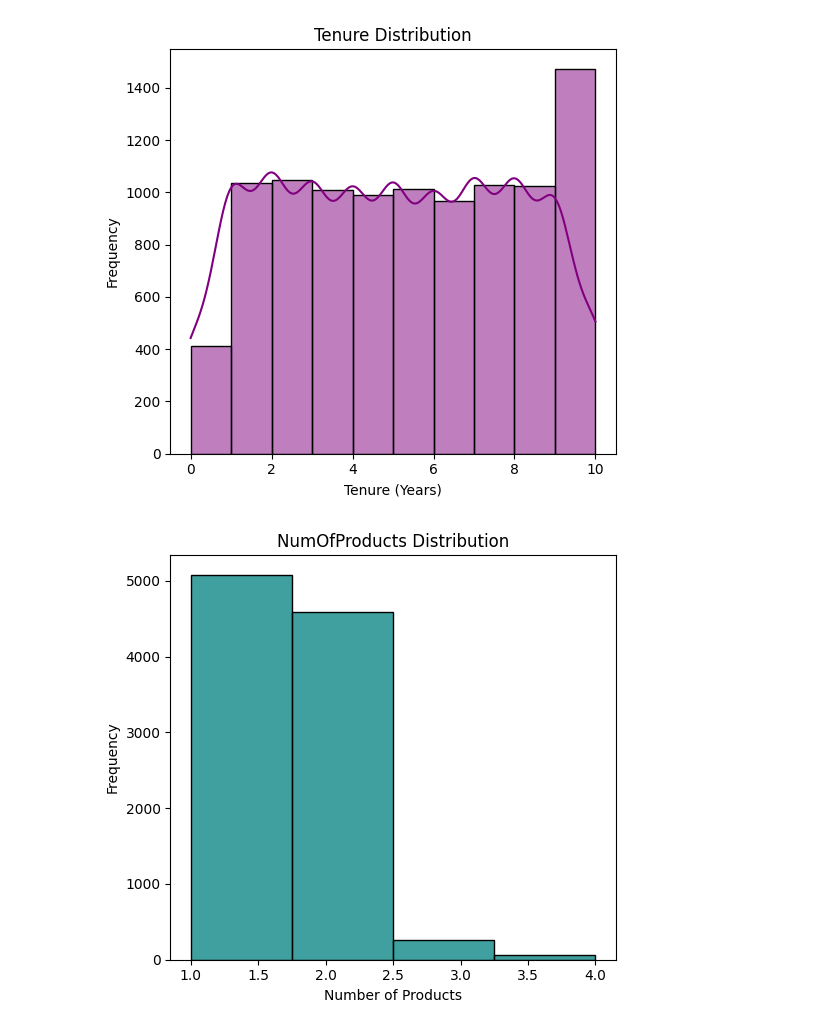
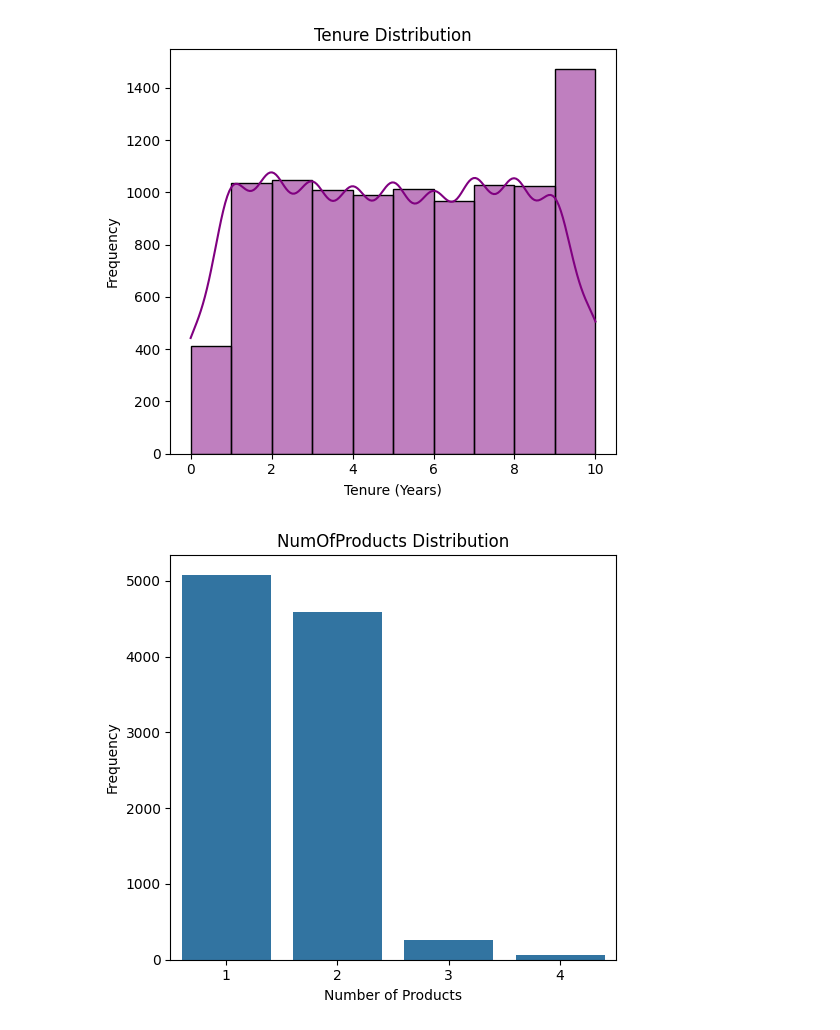
Before and after one commit to ghsaberr/customer-churn-prediction, a Jupyter notebook: customer-churn-prediction.ipynb, the cells around one changed output. Cells and saved outputs as stored; diff of their text form; code cells hidden in the pictures.

```diff
--- a/customer-churn-prediction.ipynb
+++ b/customer-churn-prediction.ipynb
@@ -265,14 +265,14 @@ plt.show()
 # %% [output]
 [figure]
 # %%
-# NumOfProducts histogram
+# NumOfProducts bar plot
 plt.figure(figsize=(10, 5))
 plt.subplot(1, 2, 2)
-sns.histplot(df['NumOfProducts'], bins=4, kde=False, color='teal')
+sns.countplot(x='NumOfProducts', data=df)
 plt.title('NumOfProducts Distribution')
 plt.xlabel('Number of Products')
 plt.ylabel('Frequency')
 plt.tight_layout()
 plt.show()
 # %% [output]
-[figure, old version]
+[figure, new version]
```
Also changed, not shown: parts of 4 cells of this notebook, 1 other file.
